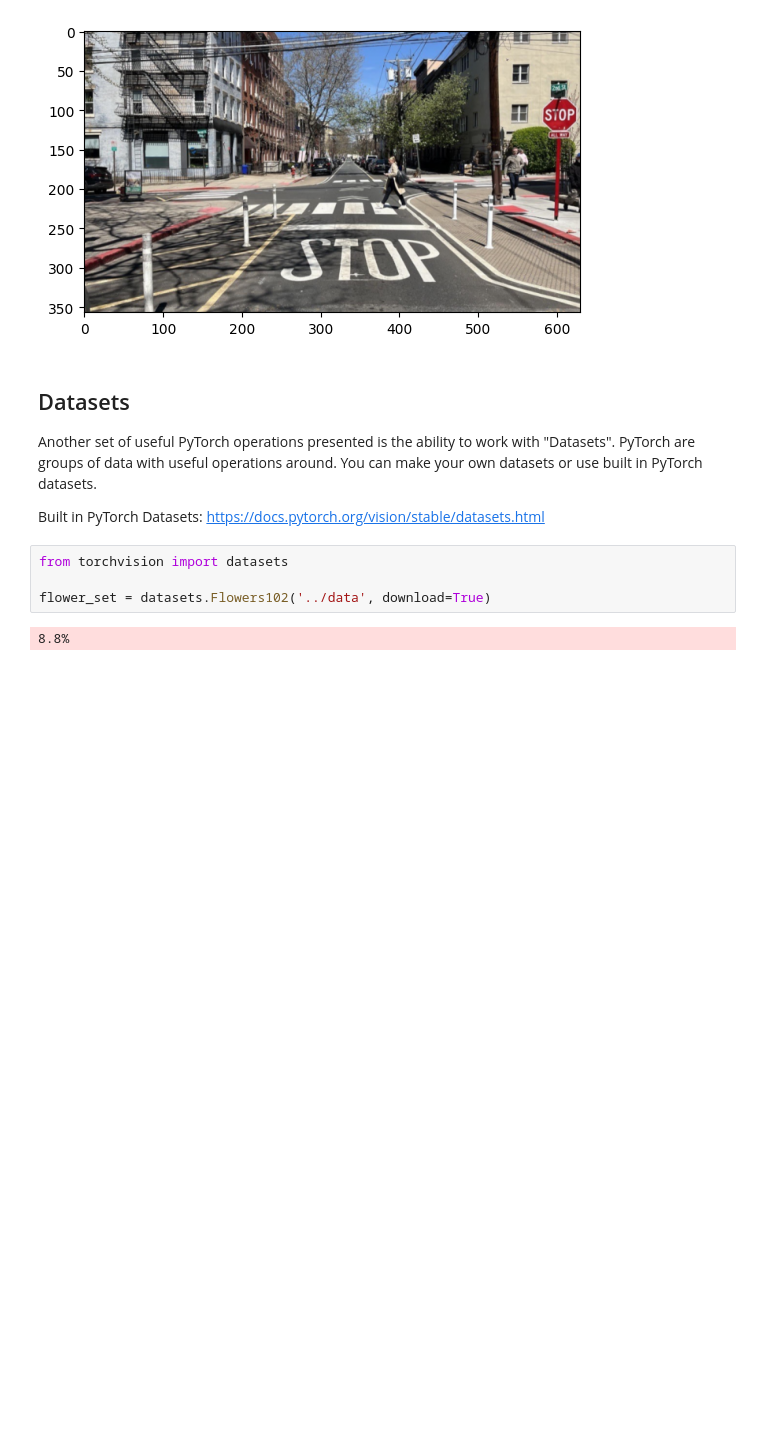
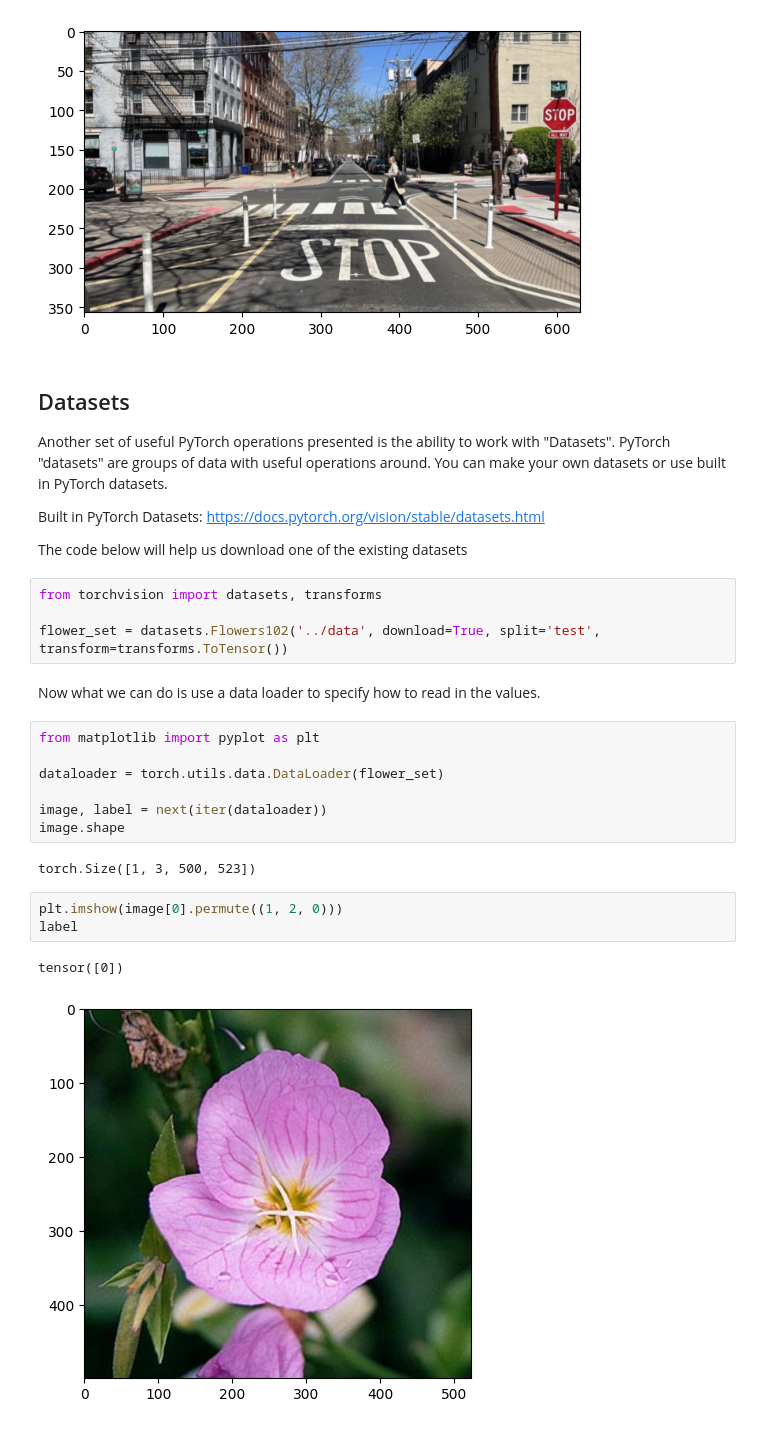
Before and after one commit to cbolles/upward_bound, a Jupyter notebook: ENERGIZE/day_2/4_ Intro_to_Pytorch.ipynb, the cells around one changed output. Cells and saved outputs as stored; diff of their text form; blank space fills up the shorter version.

```diff
--- a/ENERGIZE/day_2/4_ Intro_to_Pytorch.ipynb
+++ b/ENERGIZE/day_2/4_ Intro_to_Pytorch.ipynb
@@ -55,12 +55,29 @@ torch.Size([357, 630, 4])
 # %% [markdown]
 ## Datasets
 
-Another set of useful PyTorch operations presented is the ability to work with "Datasets". PyTorch are groups of data with useful operations around. You can make your own datasets or use built in PyTorch datasets.
+Another set of useful PyTorch operations presented is the ability to work with "Datasets". PyTorch "datasets" are groups of data with useful operations around. You can make your own datasets or use built in PyTorch datasets.
 
 Built in PyTorch Datasets: https://docs.pytorch.org/vision/stable/datasets.html
+
+The code below will help us download one of the existing datasets
 # %%
-from torchvision import datasets
+from torchvision import datasets, transforms
 
-flower_set = datasets.Flowers102('../data', download=True)
+flower_set = datasets.Flowers102('../data', download=True, split='test', transform=transforms.ToTensor())
-# %% [output]
-8.8%
+# %% [markdown]
+Now what we can do is use a data loader to specify how to read in the values.
+# %%
+from matplotlib import pyplot as plt
+
+dataloader = torch.utils.data.DataLoader(flower_set)
+
+image, label = next(iter(dataloader))
+image.shape
+# %% [output]
+torch.Size([1, 3, 500, 523])
+# %%
+plt.imshow(image[0].permute((1, 2, 0)))
+label
+# %% [output]
+tensor([0])
+[figure, added]
```
Also changed, not shown: parts of 2 cells of this notebook.
